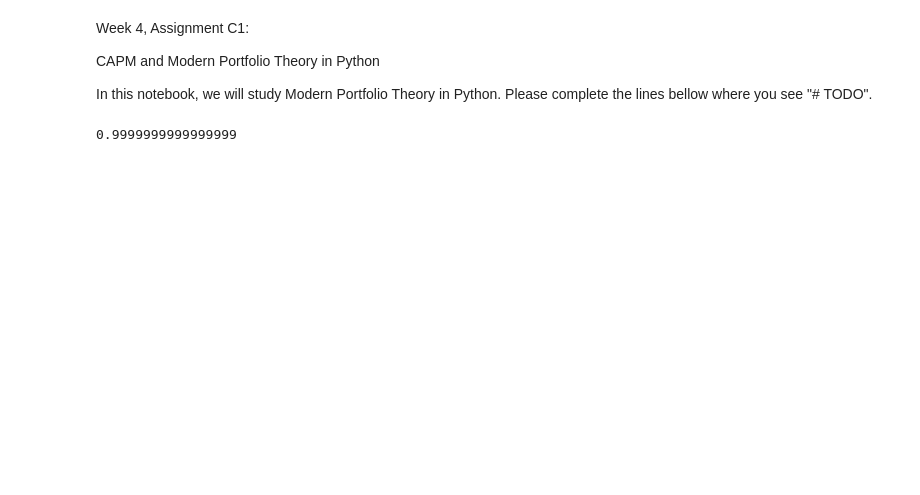
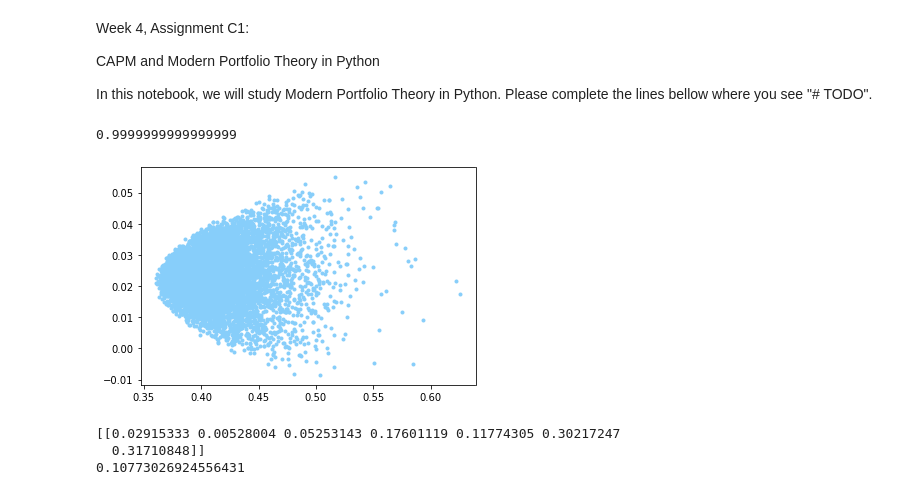
Before and after one commit to Alaa-alsulaiman/Week_4_CP_1, a Jupyter notebook: assignment_w4_c1_template.ipynb, the cells around one changed output. Saved outputs shown, nothing was run; the diff lists cells and outputs as text; code cells hidden in the pictures; blank space fills up the shorter version.

```diff
--- a/assignment_w4_c1_template.ipynb
+++ b/assignment_w4_c1_template.ipynb
@@ -27,7 +27,7 @@ matrix_of_return_values = np.random.randn(no_of_asset_classes, no_of_observation
 #Select a number of test portfolios to generate ( > 1,000 < 20,000).  Store your chosen value to the new variable
 #"no_of_portfolios".
 
-no_of_portfolios = 17000
+no_of_portfolios = 7000
 # %%
 #Objective 4.
 #Initialize four empty lists called "collection_of_random_asset_weights", "portfolio_means",
@@ -43,12 +43,12 @@ portfolio_sharpe_ratios = []
 #"no_of_asset_classes" and returns (Output.I) a Numpy vector (matrix) of weights (percentages) of length "no_of_asset_classes"
 #whose sum is one (1).
 
-def get_random_asset_weights(no_of_asset_classes = 20):
+def get_random_asset_weights(no_of_asset_classes = 7):
     random_asset_weights = np.random.rand(no_of_asset_classes)
     total = random_asset_weights.sum()
     random_asset_weights  = random_asset_weights/total
-    return random_asset_weights
-get_random_asset_weights(20).sum()
+    return np.asmatrix(random_asset_weights)
+get_random_asset_weights(7).sum()
 # %% [output]
 0.9999999999999999
 # %%
@@ -61,14 +61,14 @@ get_random_asset_weights(20).sum()
 #assets with asset weights "asset_weights" and asset return values belonging to "matrix_of_return_values".
 
 def get_portfolio_statistics(asset_weights, matrix_of_return_values):
-    asset_means = np.mean(matrix_of_return_values, axis = 1)
-    asset_covariances = np.cov(matrix_of_return_values)
-    portfolio_mean = np.dot(asset_weights, asset_means)
+    asset_means = np.asmatrix(np.mean(matrix_of_return_values, axis = 1))
+    asset_covariances = np.asmatrix(np.cov(matrix_of_return_values))
+    portfolio_mean = asset_weights*asset_means.T
     #portfolio_mean = #todo second line if needed.
-    portfolio_standard_deviation = np.std(np.dot(asset_weights, matrix_of_return_values))
+    portfolio_standard_deviation = np.sqrt(asset_weights* asset_covariances* asset_weights.T)
     #portfolio_standard_deviation = #todo second line if needed.
     portfolio_sharpe_ratio = portfolio_mean / portfolio_standard_deviation
-    return portfolio_mean, portfolio_standard_deviation, portfolio_sharpe_ratio
+    return portfolio_mean.item(), portfolio_standard_deviation.item(), portfolio_sharpe_ratio.item()
 # %%
 #Objective 7.
 #Using the functions constructed in Objectives 5 and 6, write a loop that, on each iteration, determines a
@@ -79,19 +79,33 @@ def get_portfolio_statistics(asset_weights, matrix_of_return_values):
 #the Sharpe ratio "portfolio_sharpe_ratio" of the portfolio of assets with asset weights "asset_weights" and asset
 #return values belonging to "matrix_of_return_values", respectively.
 
+collection_of_random_asset_weights = []
+portfolio_means = []
+portfolio_standard_deviations = []
+portfolio_sharpe_ratios = []
+
 while len(collection_of_random_asset_weights) < no_of_portfolios:
-    random_asset_weights = 20
-    collection_of_random_asset_weights.append(#todo)
-    portfolio_means.append(#todo)
-    portfolio_standard_deviations.append(#todo)
-    portfolio_sharpe_ratios.append(#todo)
+    random_asset_weights = get_random_asset_weights(no_of_asset_classes)
+    collection_of_random_asset_weights.append(random_asset_weights)
+
+    p_mean, P_std, P_sr = get_portfolio_statistics(
+        asset_weights=random_asset_weights,
+        matrix_of_return_values = matrix_of_return_values
+        )
+
+    portfolio_means.append(p_mean)
+    portfolio_standard_deviations.append(P_std)
+    portfolio_sharpe_ratios.append(P_sr)
 # %%
 #Objective 8.
 #Make a scatterplot of the corresponding values (x,y) = (portfolio_standard_deviation, portfolio_mean) from the
 #lists "portfolio_standard_deviations" and "portfolio_means", respectively.
+import matplotlib.pyplot as plt
 
-plt.plot(#todo, #todo, 'o', markersize = 3, color = 'lightskyblue')
+plt.plot(portfolio_standard_deviations, portfolio_means, 'o', markersize = 3, color = 'lightskyblue')
 plt.show()
+# %% [output]
+[figure, added]
 # %%
 #Objective 9.
 #Find the list index of the portfolio of highest Sharpe ratio.
@@ -101,8 +115,12 @@ index = #todo
 #Objective 10.
 #Print the asset weights and Sharpe ratio of the portfolio of highest Sharpe ratio, using index above.
 
-print(#todo)
-print(#todo)
+print(collection_of_random_asset_weights[index])
+print(portfolio_sharpe_ratios[index])
+# %% [output]
+[[0.02915333 0.00528004 0.05253143 0.17601119 0.11774305 0.30217247
+  0.31710848]]
+0.10773026924556431
 # %%
 #Objective 11.
 #Add the Capital Market Line to your scatterplot from Objective 8.
```
Also changed, not shown: parts of 5 cells of this notebook.
